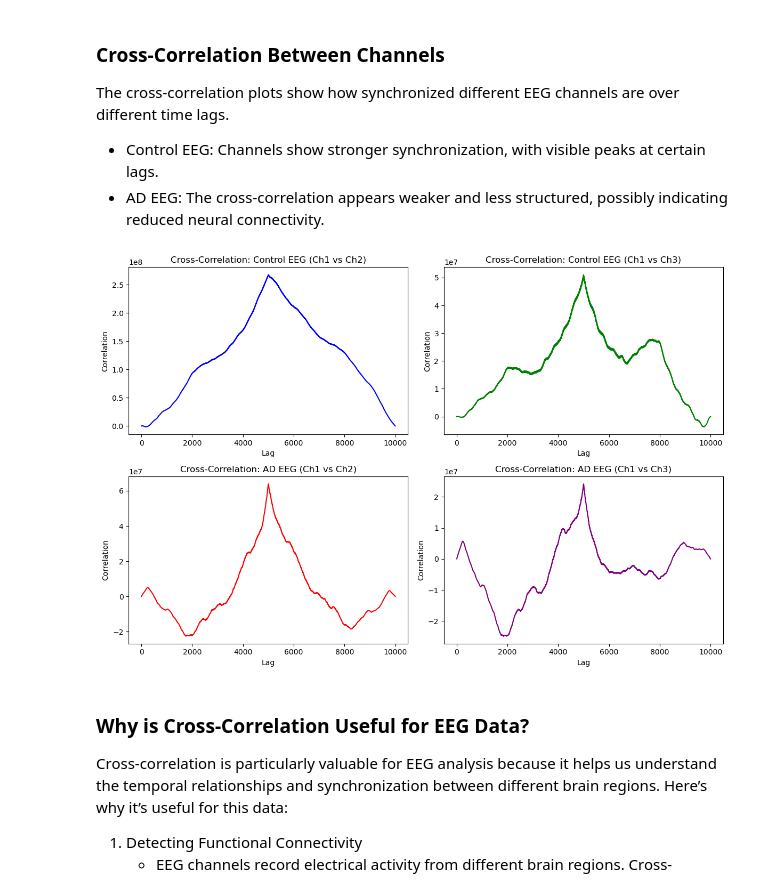
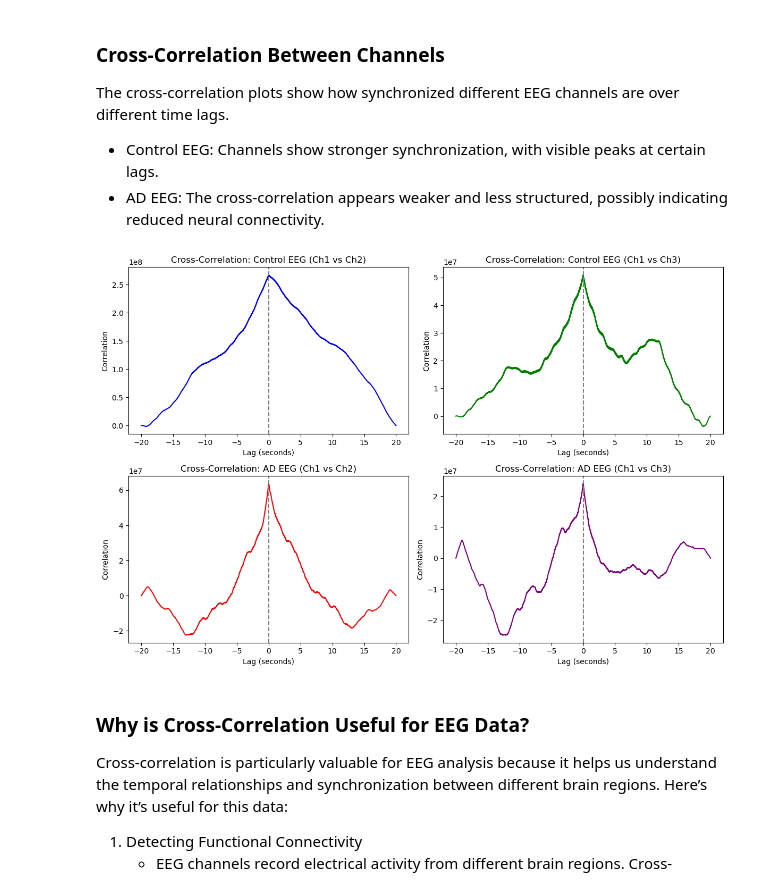
Before and after one commit to nancyshenn/COGS118C-FinalProject, a Jupyter notebook: final_proj.ipynb, the cells around one changed output. Cells and saved outputs as stored; diff of their text form; code cells hidden in the pictures.

```diff
--- a/final_proj.ipynb
+++ b/final_proj.ipynb
@@ -167,41 +167,56 @@ The cross-correlation plots show how synchronized different EEG channels are ove
 - Control EEG: Channels show stronger synchronization, with visible peaks at certain lags.
 - AD EEG: The cross-correlation appears weaker and less structured, possibly indicating reduced neural connectivity.
 # %%
-# Compute Cross-Correlation Between Channels for Control EEG
-channel_1_2_control = np.correlate(eeg_data["Control_EEG_sub_037"][0, :5000], eeg_data["Control_EEG_sub_037"][1, :5000], mode='full')
-channel_1_3_control = np.correlate(eeg_data["Control_EEG_sub_037"][0, :5000], eeg_data["Control_EEG_sub_037"][2, :5000], mode='full')
+control_path = "data/Control_EEG_sub_037.npy"
+ad_path = "data/AD_EEG_sub_001.npy"
 
-# Compute Cross-Correlation Between Channels for AD EEG
-channel_1_2_ad = np.correlate(eeg_data["AD_EEG_sub_001"][0, :5000], eeg_data["AD_EEG_sub_001"][1, :5000], mode='full')
-channel_1_3_ad = np.correlate(eeg_data["AD_EEG_sub_001"][0, :5000], eeg_data["AD_EEG_sub_001"][2, :5000], mode='full')
+# Load the data
+control_eeg = np.load(control_path, allow_pickle=True)
+ad_eeg = np.load(ad_path, allow_pickle=True)
 
-# Plot Cross-Correlations
+# Parameters
+n_points = 5000
+sampling_rate = 250  # Hz
+lags = np.arange(-n_points + 1, n_points) / sampling_rate  # Convert lag indices to seconds
+
+# Cross-correlations between channels
+channel_1_2_control = np.correlate(control_eeg[0, :n_points], control_eeg[1, :n_points], mode='full')
+channel_1_3_control = np.correlate(control_eeg[0, :n_points], control_eeg[2, :n_points], mode='full')
+
+channel_1_2_ad = np.correlate(ad_eeg[0, :n_points], ad_eeg[1, :n_points], mode='full')
+channel_1_3_ad = np.correlate(ad_eeg[0, :n_points], ad_eeg[2, :n_points], mode='full')
+
+# Plot cross-correlations with lag in seconds
 fig, axes = plt.subplots(2, 2, figsize=(12, 8))
 
-axes[0, 0].plot(channel_1_2_control, label="Ch1 vs Ch2", color='blue')
+axes[0, 0].plot(lags, channel_1_2_control, color='blue')
 axes[0, 0].set_title("Cross-Correlation: Control EEG (Ch1 vs Ch2)")
-axes[0, 0].set_xlabel("Lag")
+axes[0, 0].set_xlabel("Lag (seconds)")
 axes[0, 0].set_ylabel("Correlation")
+axes[0, 0].axvline(0, color='gray', linestyle='--')
 
-axes[0, 1].plot(channel_1_3_control, label="Ch1 vs Ch3", color='green')
+axes[0, 1].plot(lags, channel_1_3_control, color='green')
 axes[0, 1].set_title("Cross-Correlation: Control EEG (Ch1 vs Ch3)")
-axes[0, 1].set_xlabel("Lag")
+axes[0, 1].set_xlabel("Lag (seconds)")
 axes[0, 1].set_ylabel("Correlation")
+axes[0, 1].axvline(0, color='gray', linestyle='--')
 
-axes[1, 0].plot(channel_1_2_ad, label="Ch1 vs Ch2", color='red')
+axes[1, 0].plot(lags, channel_1_2_ad, color='red')
 axes[1, 0].set_title("Cross-Correlation: AD EEG (Ch1 vs Ch2)")
-axes[1, 0].set_xlabel("Lag")
+axes[1, 0].set_xlabel("Lag (seconds)")
 axes[1, 0].set_ylabel("Correlation")
+axes[1, 0].axvline(0, color='gray', linestyle='--')
 
-axes[1, 1].plot(channel_1_3_ad, label="Ch1 vs Ch3", color='purple')
+axes[1, 1].plot(lags, channel_1_3_ad, color='purple')
 axes[1, 1].set_title("Cross-Correlation: AD EEG (Ch1 vs Ch3)")
-axes[1, 1].set_xlabel("Lag")
+axes[1, 1].set_xlabel("Lag (seconds)")
 axes[1, 1].set_ylabel("Correlation")
+axes[1, 1].axvline(0, color='gray', linestyle='--')
 
 plt.tight_layout()
 plt.show()
 # %% [output]
-[figure, old version]
+[figure, new version]
 # %% [markdown]
 ### Why is Cross-Correlation Useful for EEG Data?
 Cross-correlation is particularly valuable for EEG analysis because it helps us understand the temporal relationships and synchronization between different brain regions. Here’s why it’s useful for this data:
```
Also changed, not shown: parts of 14 cells of this notebook, 1 other file.
